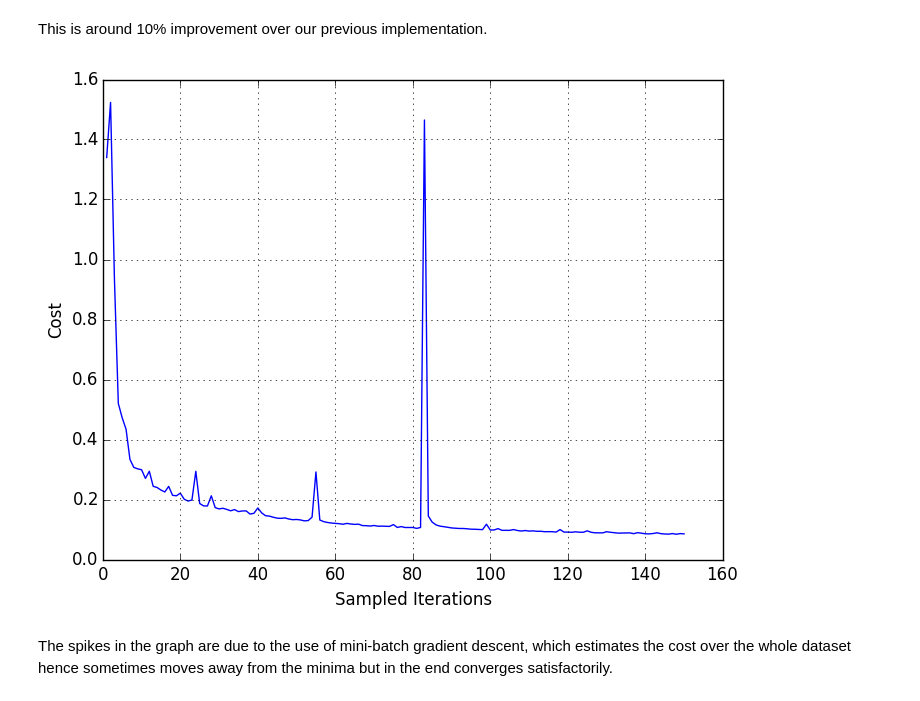
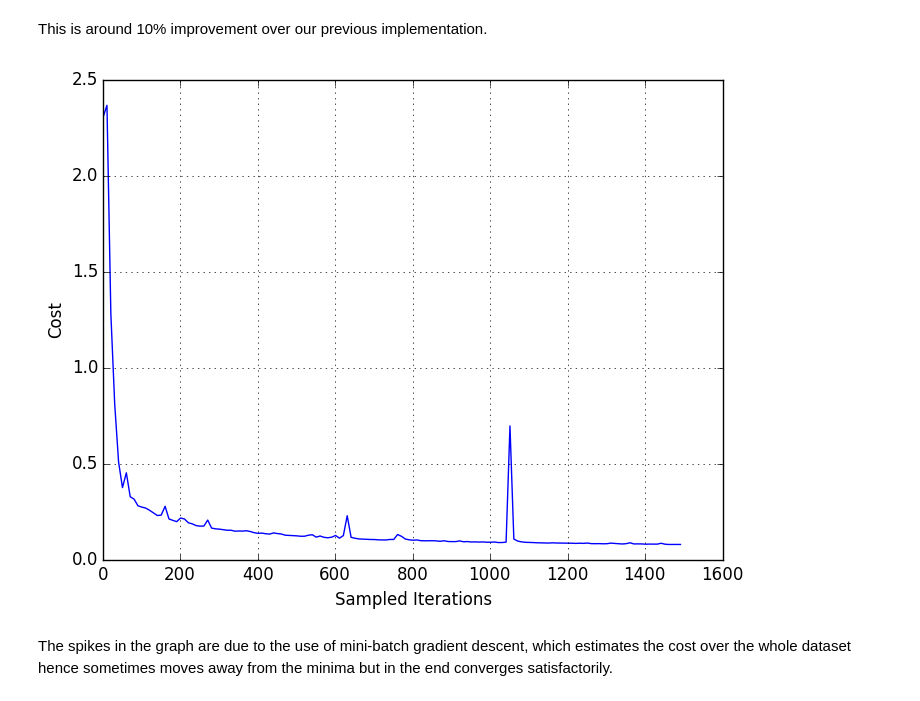
Before and after one commit to lakshgupta/lakshgupta.github.io, a Jupyter notebook: notebooks/MNIST2.ipynb, the cells around one changed output. Drawn from its saved outputs; the diff is of its cells as text; code cells hidden in the pictures.

```diff
--- a/notebooks/MNIST2.ipynb
+++ b/notebooks/MNIST2.ipynb
@@ -255,7 +255,7 @@ One thing to take care in the while training is that mini-batches need to be bal
 alpha = 1e-0; # step size
 lambda = 1e-3; # regularization factor
 numItr = 1500;
-costSamplingItr = 10;
+sampleCostAtEveryItr = 10;
 batchSize = convert(Int32,floor(size(X,1)/10));
 J = [];
 for itr in 1:numItr
@@ -264,7 +264,7 @@ for itr in 1:numItr
     # feedforward
     activations, probs = forwardNN(relu, X[minibatch,:]);
     # cost
-    if itr%costSamplingItr == 0
+    if itr%sampleCostAtEveryItr == 1
         activationsX, probsX = forwardNN(relu, X);
         push!(J, costFunction(Y, probsX));
     end
@@ -285,12 +285,13 @@ training accuracy: 97.81166666666667
 This is around 10% improvement over our previous implementation.
 # %%
 # plot the cost per iteration
-plot(1:length(J), J)
+sampleIdxJ = [1+sampleCostAtEveryItr*i for i in 0:length(J)-1]
+plot(sampleIdxJ, J)
 xlabel("Sampled Iterations")
 ylabel("Cost")
 grid("on")
 # %% [output]
-[figure, old version]
+[figure, new version]
 # %% [markdown]
 The spikes in the graph are due to the use of mini-batch gradient descent, which estimates the cost over the whole dataset hence sometimes moves away from the minima but in the end converges satisfactorily.
 # %%
```
Also changed, not shown: parts of 2 cells of this notebook, 12 other files.
